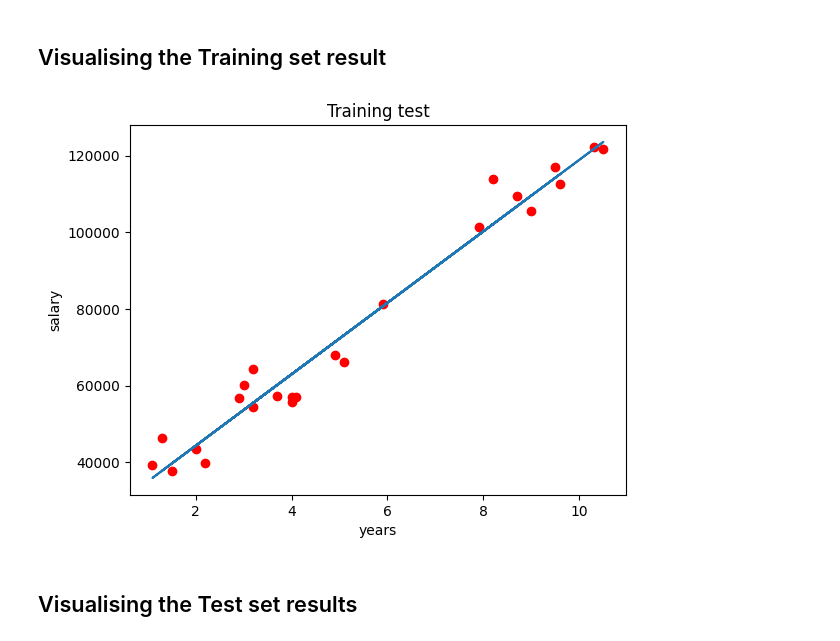
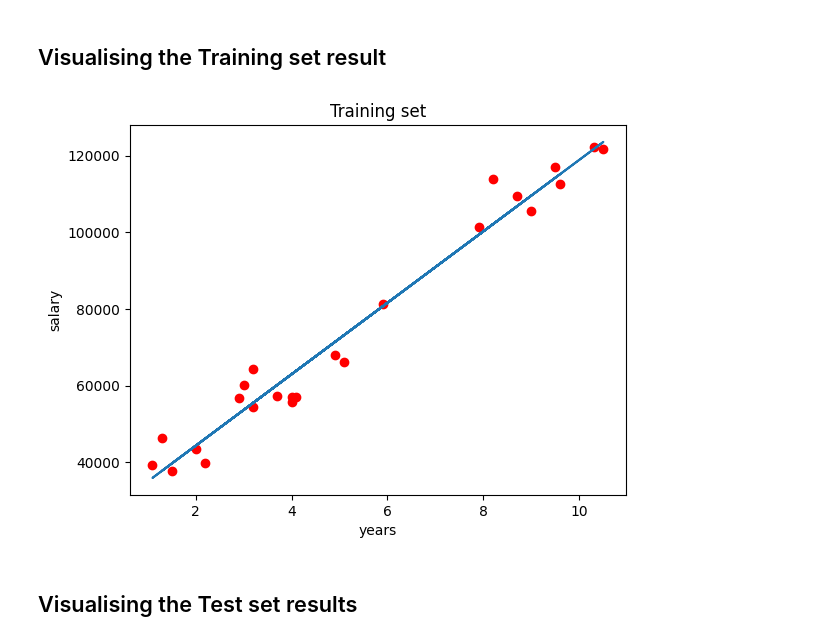
Before and after one commit to pooyanosk1382/DataScienceAndMachineLearning, a Jupyter notebook: SimpleLinearRegression.ipynb, the cells around one changed output. Saved outputs shown, nothing was run; the diff lists cells and outputs as text; code cells hidden in the pictures.

```diff
--- a/SimpleLinearRegression.ipynb
+++ b/SimpleLinearRegression.ipynb
@@ -34,11 +34,11 @@ yPred = regressor.predict(xTest)
 # %%
 plt.scatter(xTrain, yTrain, color='red')
 plt.plot(xTrain, regressor.predict(xTrain))
-plt.title('Training test')
+plt.title('Training set')
 plt.xlabel('years')
 plt.ylabel('salary')
 plt.show()
 # %% [output]
-[figure, old version]
+[figure, new version]
 # %% [markdown]
 ## Visualising the Test set results
```
Also changed, not shown: parts of 1 cell of this notebook.
